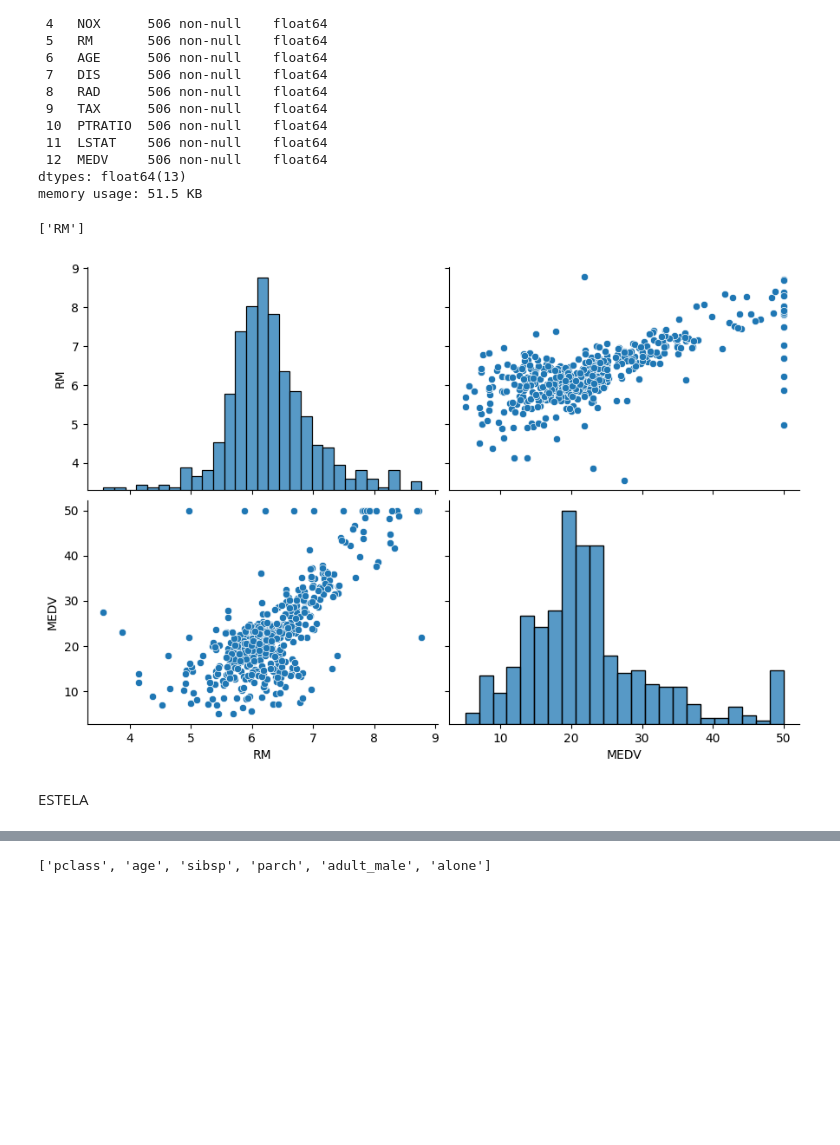
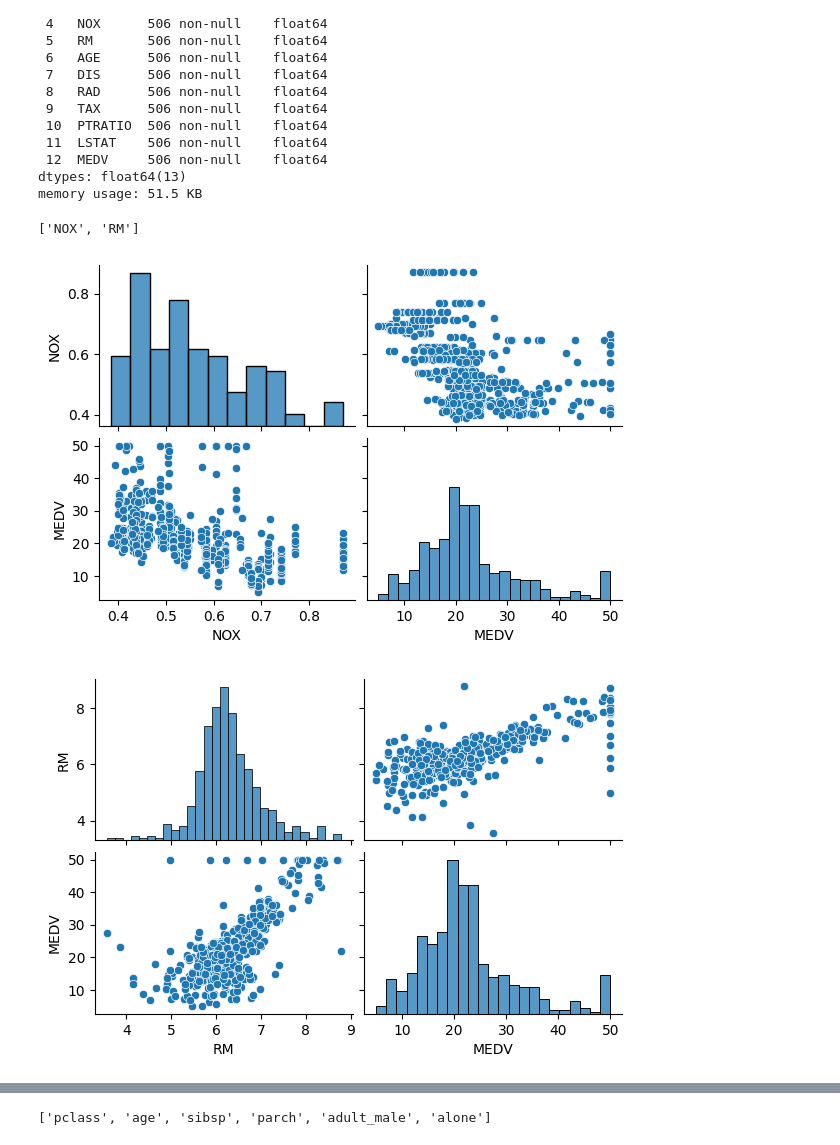
Before and after one commit to RogelioGarciaAlvarez/ONLINE_DS_THEBRIDGE_TEAM_CHALLENGE, a Jupyter notebook: Toolbox/Codigo_ejemplo.ipynb, the cells around one changed output, grey strips where cells are left out. Cells and saved outputs as stored; diff of their text form; code cells hidden in the pictures; blank space fills up the shorter version.

```diff
--- a/Toolbox/Codigo_ejemplo.ipynb
+++ b/Toolbox/Codigo_ejemplo.ipynb
@@ -25,3 +8,3 @@ alone           bool        0.00               2            0.22
 # %%
 df_titanic = pd.read_csv("./data/titanic.csv")
-df_titanic.head()
+df_practica_rl = pd.read_csv("./data/practica_regresion_lineal.csv", sep="|")
@@ -73,6 +60,3 @@ tools_ML.tipifica_variables(df=df_titanic, umbral_categoria=10, umbral_continua=
 | 12 | embark_town | object | 3 | 0.34 | Categórica |
 | 13 | alive | object | 2 | 0.22 | Binaria |
 | 14 | alone | bool | 2 | 0.22 | Binaria |
-# %%
-df_practica_rl = pd.read_csv("./data/obligatoria_hard.csv", sep="|")
-df_practica_rl.head()
@@ -107,10 +95,9 @@ Data columns (total 13 columns):
 dtypes: float64(13)
 memory usage: 51.5 KB
 # %%
-columnas = tools_ML.plot_features_num_regression(df=df_practica_rl, target_col="MEDV", lista_columnas=["NOX","CHAS","RM"], umbral_corr=0.5, umbral_pvalue=0.05, limite_pairplot=2)
-print(columnas)
+features_numericas = tools_ML.plot_features_num_regression(df=df_practica_rl, target_col="MEDV", lista_columnas=["NOX","CHAS","RM"], umbral_corr=0.4, umbral_pvalue=0.05, limite_pairplot=2)
+print(features_numericas)
 # %% [output]
-['RM']
+['NOX', 'RM']
-[figure, old version]
+[figure, new version]
+[figure, added]
-# %% [markdown]
-ESTELA
```
Also changed, not shown: parts of 18 cells of this notebook, 3 other files.
